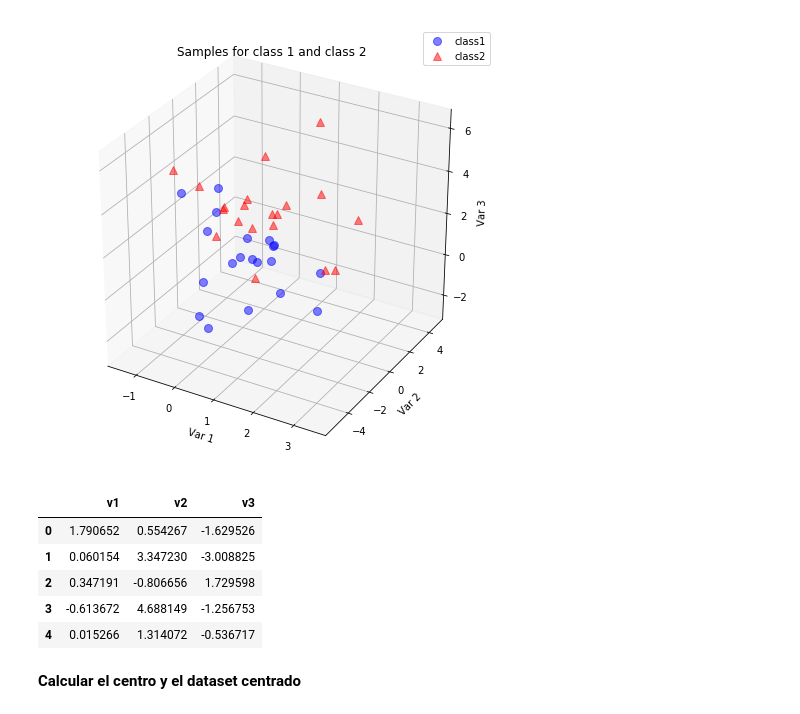
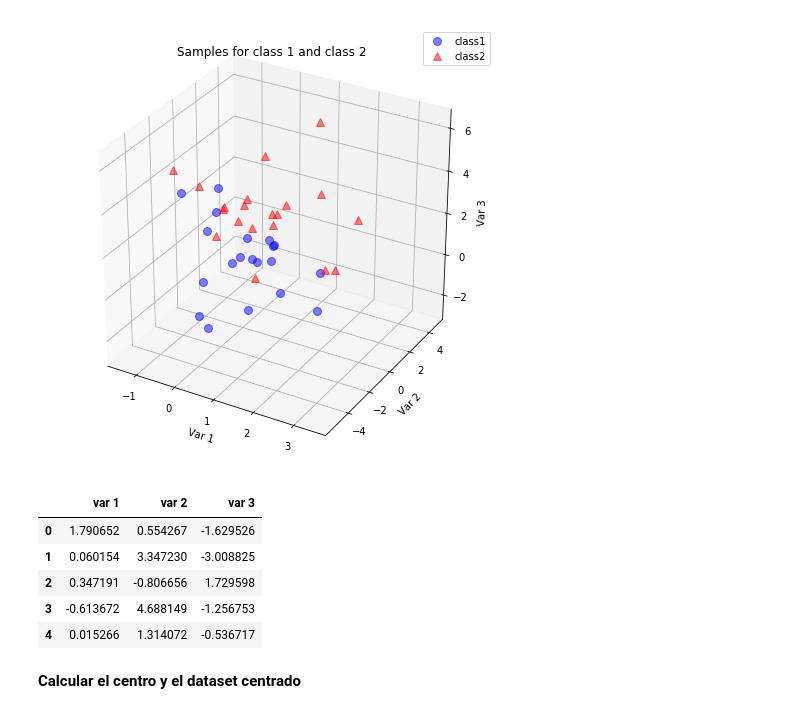
Before and after one commit to DiploDatos/AprendizajeNOSupervisado, a Jupyter notebook: PCA_a_Mano_demo5.ipynb, the cells around one changed output. Drawn from its saved outputs; the diff is of its cells as text; code cells hidden in the pictures.

```diff
--- a/PCA_a_Mano_demo5.ipynb
+++ b/PCA_a_Mano_demo5.ipynb
@@ -51,12 +51,12 @@ Populating the interactive namespace from numpy and matplotlib
 # %%
 all_samples = np.concatenate((class1_sample, class2_sample))
 assert all_samples.shape == (40,3), "The matrix has not the dimensions 40x3"
 
 import pandas as pd
-df = pd.DataFrame(all_samples, columns=["v1","v2","v3"])
+df = pd.DataFrame(all_samples, columns=["var 1","var 2","var 3"])
 df.head()
 # %% [output]
-|  | v1 | v2 | v3 |
+|  | var 1 | var 2 | var 3 |
 | 0 | 1.790652 | 0.554267 | -1.629526 |
 | 1 | 0.060154 | 3.347230 | -3.008825 |
 | 2 | 0.347191 | -0.806656 | 1.729598 |
```
Also changed, not shown: parts of 1 cell of this notebook.
